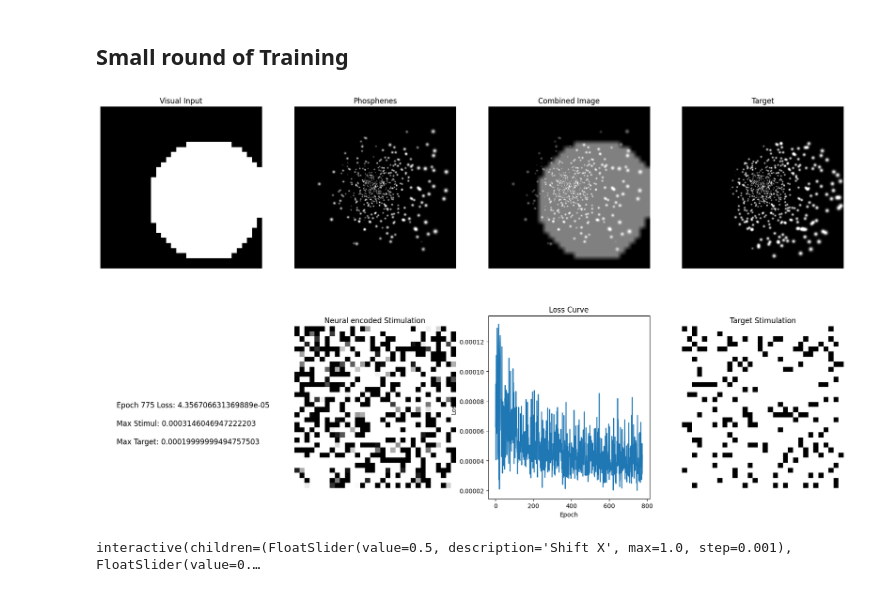
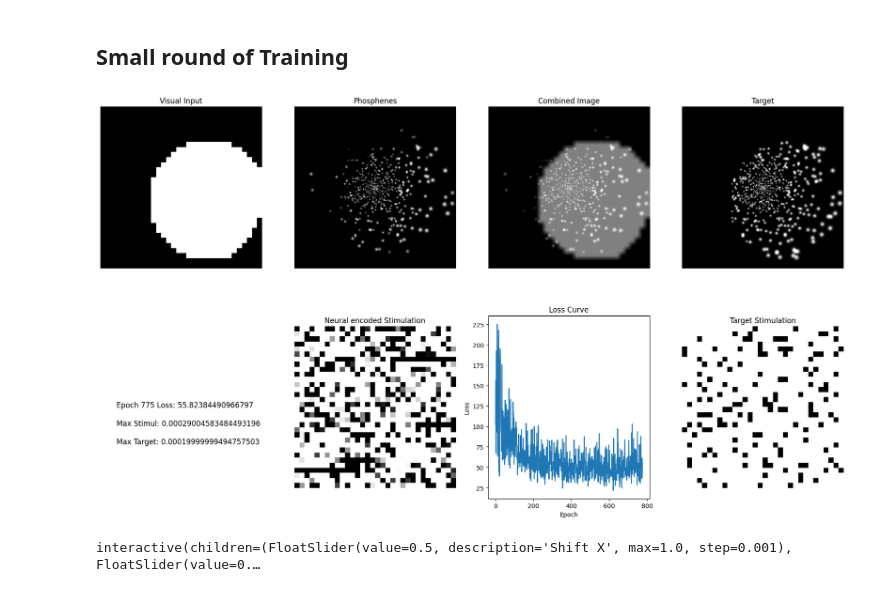
Before and after one commit to MichelleAppel/viseon, a Jupyter notebook: notebooks/test_simulator.ipynb, the cells around one changed output. Cells and saved outputs as stored; diff of their text form; code cells hidden in the pictures.

```diff
--- a/notebooks/test_simulator.ipynb
+++ b/notebooks/test_simulator.ipynb
@@ -342,11 +342,24 @@ class Retinal_Encoder(nn.Module):
         # )
 
 
+        # self.model = nn.Sequential(
+        #     *convlayer(1, 32, 2, 2, 0, groups=1),
+        #     # *convlayer(32, 32, 1, 1, 0, groups=1), # point-wise convolution
+        #     *convlayer(32, 64, 2, 2, 0, groups=32),
+        #     # *convlayer(64, 64, 1, 1, 0, groups=1), # point-wise convolution
+        #     *convlayer(64, 128, 2, 2, 0, groups=64),
+        #     # *convlayer(128, 128, 1, 1, 0, groups=1), # point-wise convolution
+        #     *convlayer(128, 256, 2, 2, 0, groups=128),
+        #     # *convlayer(256, 256, 1, 1, 0, groups=1), # point-wise convolution
+        #     nn.Conv2d(256, 1024, 2, 1, 0, bias=False, groups=256),
+        #     self.out_activation
+        # )
+
         self.model = nn.Sequential(
             *convlayer(1, 32, 2, 2, 0, groups=1),
             *convlayer(32, 64, 2, 2, 0, groups=32),
             *convlayer(64, 128, 2, 2, 0, groups=64),
-            *convlayer(128, 256, 2, 2, 0, groups=64),
+            *convlayer(128, 256, 2, 2, 0, groups=128),
             nn.Conv2d(256, 1024, 2, 1, 0, bias=False, groups=256),
             self.out_activation
         )
@@ -464,8 +477,8 @@ phosphene_coords = cortex_models.get_visual_field_coordinates_probabilistically(
 simulator = get_simulator(cfg, phosphene_coords)
 
 # Define loss function
-loss_fn = nn.L1Loss()
-# loss_fn = nn.MSELoss()
+# loss_fn = nn.L1Loss()
+loss_fn = nn.MSELoss()
 
 # Define optimizer
 optimizer = torch.optim.Adam(retinal_encoder.parameters(), lr=0.01) # dense network lr = 0.0001, conv network lr = 0.01
@@ -497,7 +510,7 @@ for i in range(800):
 
     # Calculate loss
     # loss = loss_fn(phosphene_centers, target)
-    loss = loss_fn(stimulation, target_stimulus)
+    loss = loss_fn(stimulation*100000, target_stimulus*100000)
 
     # Zero gradients, backward pass, and update weights
     optimizer.zero_grad()
@@ -537,34 +550,34 @@ for i in range(800):
 
         # 1,0 text block with training stats
         ax[1, 0].text(0.1, 0.5, f'Epoch {i} Loss: {loss.item()}', fontsize=12, ha='left')
         ax[1, 0].text(0.1, 0.4, f'Max Stimul: {stimulation.max().item()}', fontsize=12, ha='left')
         ax[1, 0].text(0.1, 0.3, f'Max Target: {target_stimulus.max().item()}', fontsize=12, ha='left')
         ax[1, 0].axis('off')
 
         # Create a square stimulation grid with a mask
         stimulation_square = torch.zeros((reshape_square, reshape_square), device=cfg['device'])
         stimulation_square.view(-1)[:N_PHOSPHENES] = stimulation[0]
 
         stimulation_target_square = torch.zeros((reshape_square, reshape_square), device=cfg['device'])
         stimulation_target_square.view(-1)[:N_PHOSPHENES] = target[0]
 
         ax[1, 1].imshow(stimulation_square.detach().cpu().numpy(), cmap='gray', vmin=0, vmax=1.0000e-04)
         ax[1, 1].set_title('Neural encoded Stimulation')
         ax[1, 1].axis('off')
 
         ax[1, 3].imshow(stimulation_target_square.cpu().numpy(), cmap='gray', vmin=0, vmax=1.0000e-04)
         ax[1, 3].set_title('Target Stimulation')
         ax[1, 3].axis('off')
 
         # plot loss curve
         ax[1, 2].plot(range(len(losses)), losses)
         ax[1, 2].set_title('Loss Curve')
         ax[1, 2].set_xlabel('Epoch')
         ax[1, 2].set_ylabel('Loss')
 
         plt.show()
 # %% [output]
-[figure, old version]
+[figure, new version]
 # %%
 def update_plot(shift_x=0.0, shift_y=0.0, circle_size=20):
     fig, ax = plt.subplots(2, 3, figsize=(22, 12))
```
Also changed, not shown: parts of 4 cells of this notebook, 1 other file.
